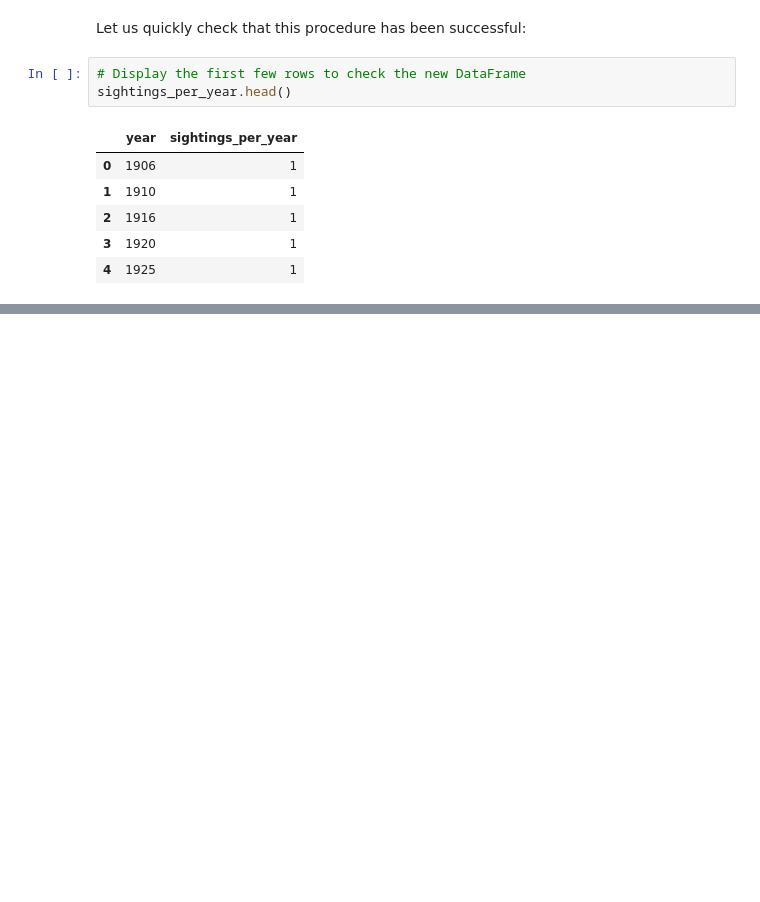
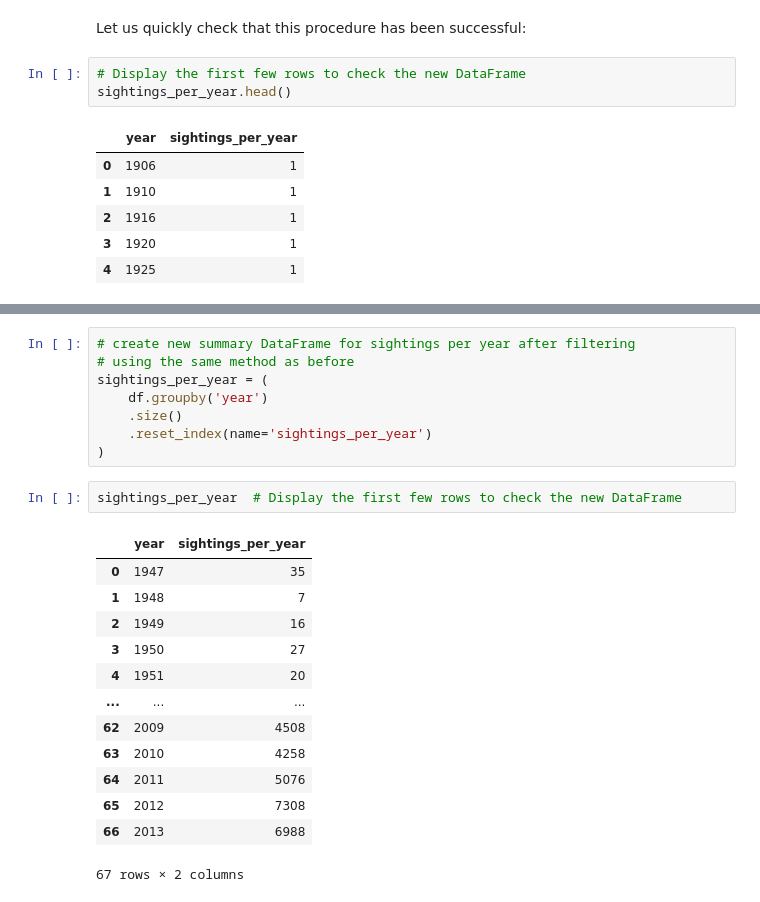
Before and after one commit to Richard-wv/stress_sighting_hypothesis, a Jupyter notebook: jupyter_notebooks/1_data_cleaning.ipynb, the cells around one changed output, grey strips where cells are left out. Cells and saved outputs as stored; diff of their text form; blank space fills up the shorter version.

```diff
--- a/jupyter_notebooks/1_data_cleaning.ipynb
+++ b/jupyter_notebooks/1_data_cleaning.ipynb
@@ -626,0 +663,24 @@ df.to_csv("../data/clean/ufo_data_cleaned.csv", index=False)
+# %%
+# create new summary DataFrame for sightings per year after filtering
+# using the same method as before
+sightings_per_year = (
+    df.groupby('year')
+    .size()
+    .reset_index(name='sightings_per_year')
+)
+# %%
+sightings_per_year  # Display the first few rows to check the new DataFrame
+# %% [output]
+|  | year | sightings_per_year |
+| 0 | 1947 | 35 |
+| 1 | 1948 | 7 |
+| 2 | 1949 | 16 |
+| 3 | 1950 | 27 |
+| 4 | 1951 | 20 |
+| ... | ... | ... |
+| 62 | 2009 | 4508 |
+| 63 | 2010 | 4258 |
+| 64 | 2011 | 5076 |
+| 65 | 2012 | 7308 |
+| 66 | 2013 | 6988 |
+67 rows × 2 columns
```
Also changed, not shown: parts of 13 cells of this notebook, 3 other files.
